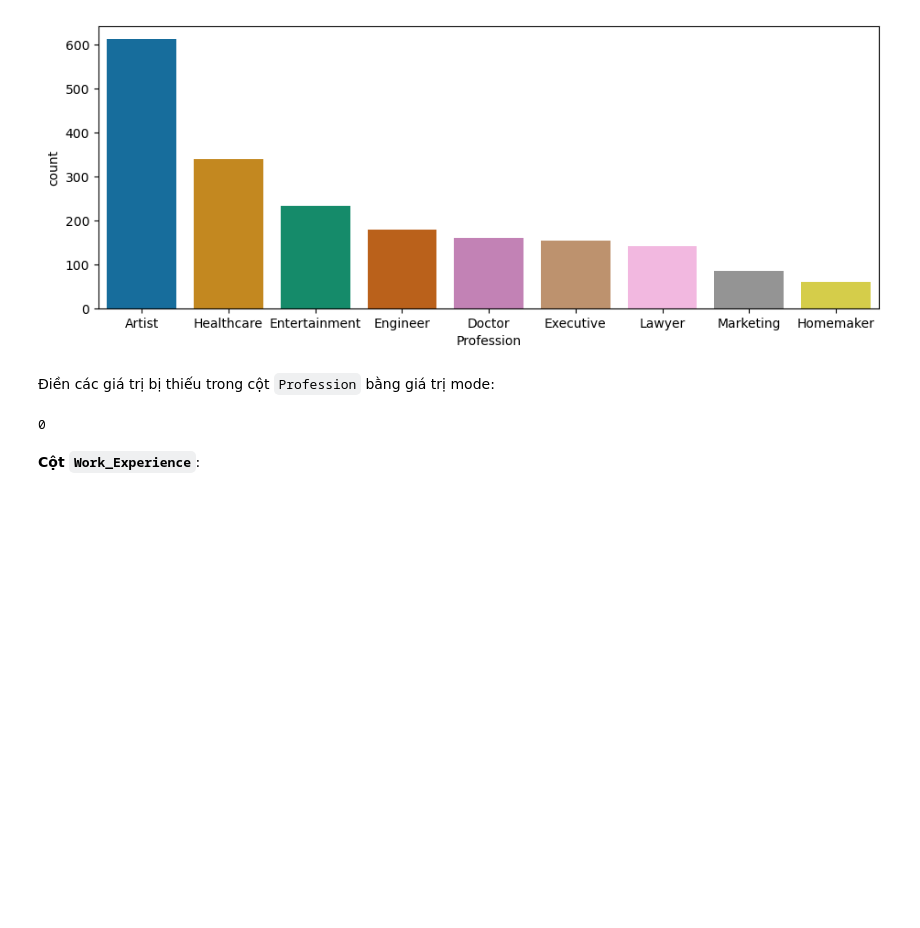
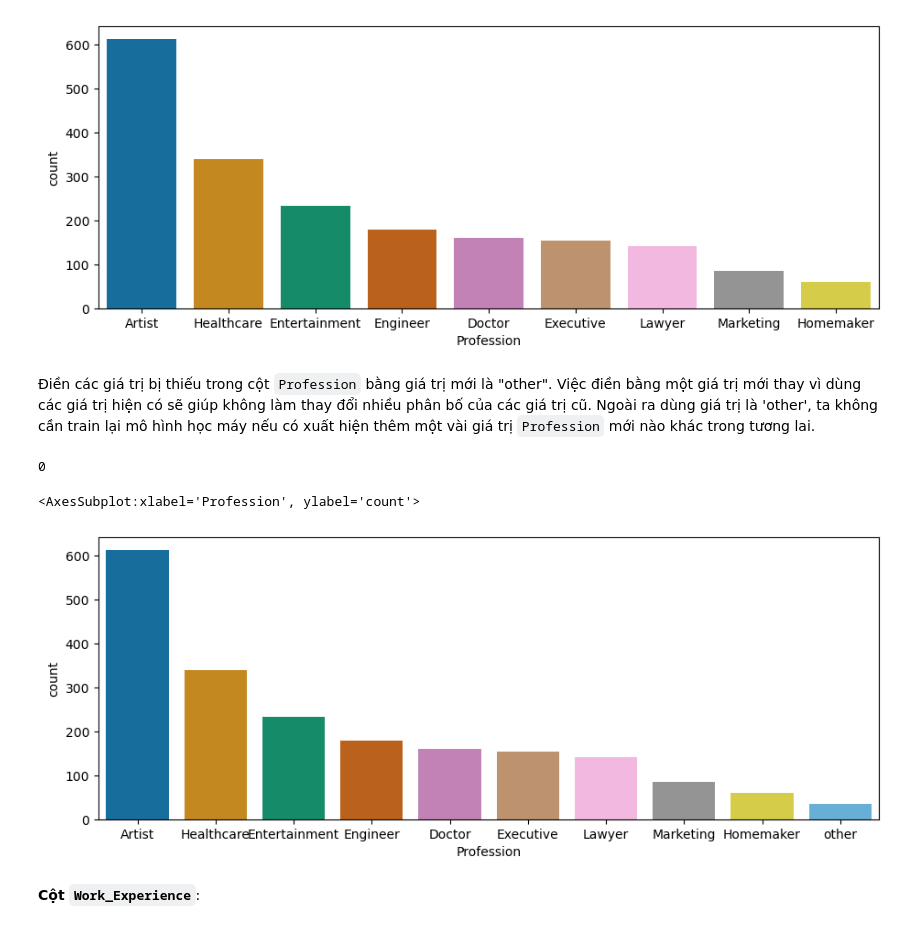
Before and after one commit to tungbtt/Lab01_DV, a Jupyter notebook: lab01.ipynb, the cells around one changed output. Cells and saved outputs as stored; diff of their text form; code cells hidden in the pictures; blank space fills up the shorter version.

Commit message:
Update lab01.ipynb
fill nan `Profession`

```diff
--- a/lab01.ipynb
+++ b/lab01.ipynb
@@ -230,13 +230,19 @@ sns.countplot(x='Profession', data=df,palette="colorblind",order = df['Professio
 # %% [output]
 <AxesSubplot:xlabel='Profession', ylabel='count'>
 [figure]
-# %% [markdown]
-Điền các giá trị bị thiếu trong cột `Profession` bằng giá trị mode:
+# %% [markdown]
+Điền các giá trị bị thiếu trong cột `Profession` bằng giá trị mới là "other". Việc điền bằng một giá trị mới thay vì dùng các giá trị hiện có sẽ giúp không làm thay đổi nhiều phân bố của các giá trị cũ. Ngoài ra dùng giá trị là 'other', ta không cần train lại mô hình học máy nếu có xuất hiện thêm một vài giá trị `Profession` mới nào khác trong tương lai.
 # %%
-df['Profession'] = df['Profession'].fillna(df['Profession'].mode()[0])
+df['Profession'] = df['Profession'].fillna('other')
 df['Profession'].isna().sum()
 # %% [output]
 0
+# %%
+plt.figure(figsize=(11,4))
+sns.countplot(x='Profession', data=df,palette="colorblind",order = df['Profession'].value_counts().index)
+# %% [output]
+<AxesSubplot:xlabel='Profession', ylabel='count'>
+[figure, added]
 # %% [markdown]
 **Cột `Work_Experience`**:
 # %%
```
